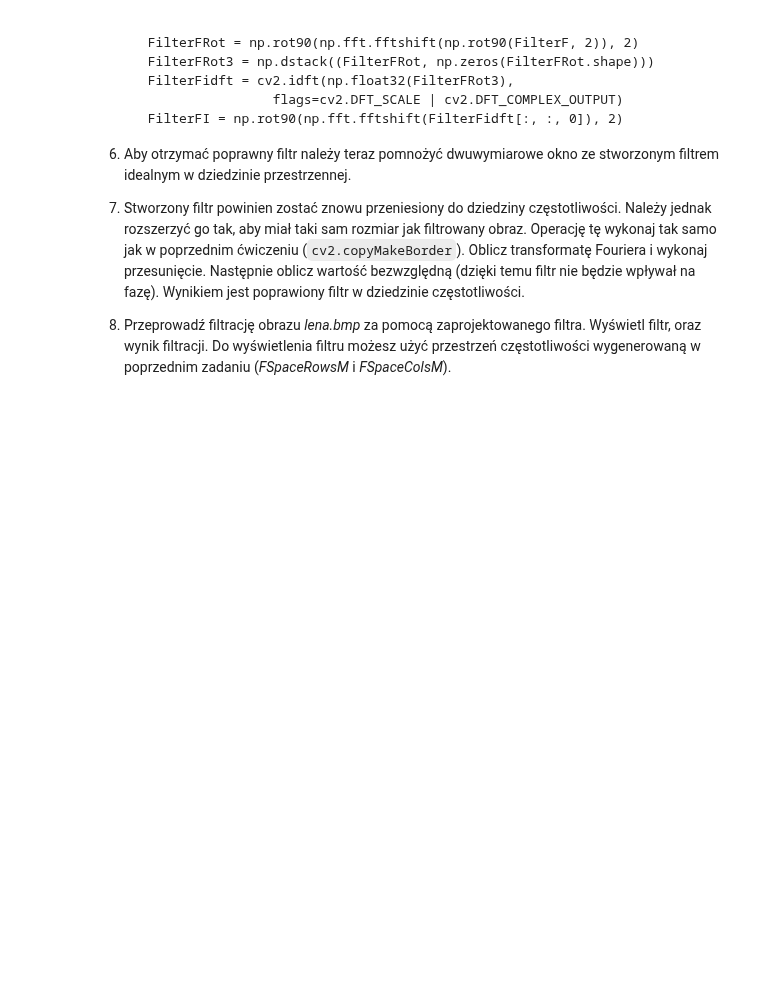
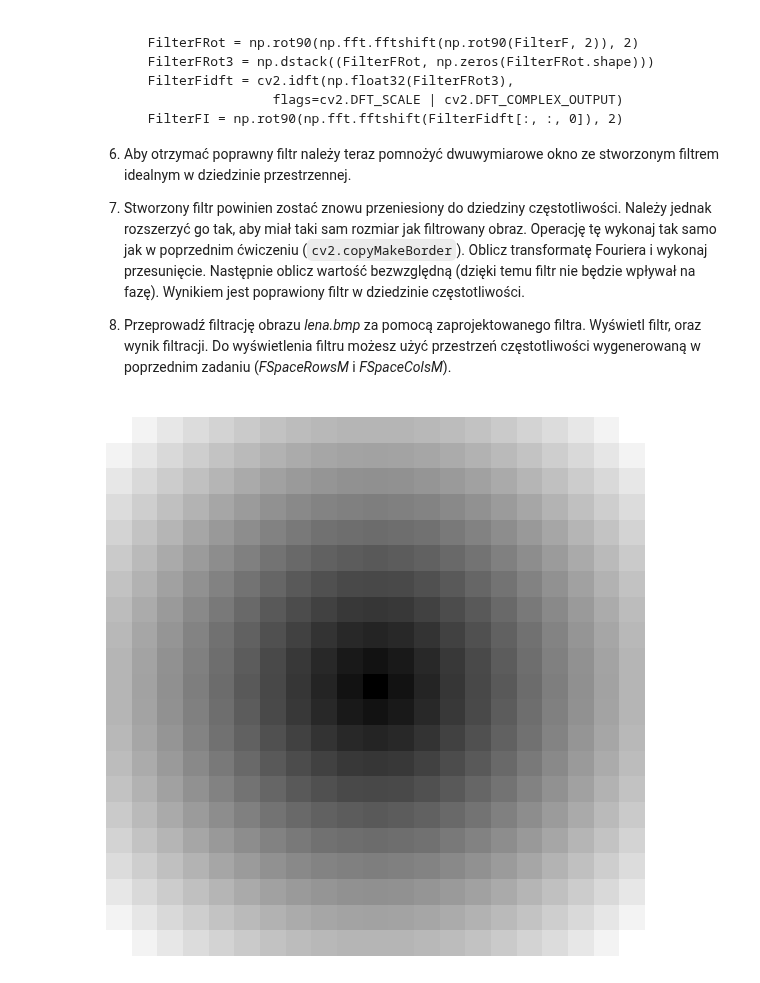
Before and after one commit to sQbanv/Introduction-to-Digital-Image-Processing, a Jupyter notebook: Transformata Fouriera dla obrazów cyfrowych. Filtracja w dziedzinie częstotliwości/08_Fourier_HW.ipynb, the cells around one changed output. Cells and saved outputs as stored; diff of their text form; code cells hidden in the pictures; blank space fills up the shorter version.

```diff
--- a/Transformata Fouriera dla obrazów cyfrowych. Filtracja w dziedzinie częstotliwości/08_Fourier_HW.ipynb
+++ b/Transformata Fouriera dla obrazów cyfrowych. Filtracja w dziedzinie częstotliwości/08_Fourier_HW.ipynb
@@ -51,3 +51,27 @@ for fileName in fileNames:
   if not os.path.exists(fileName):
       r = requests.get(url + fileName, allow_redirects=True)
       open(fileName, 'wb').write(r.content)
+# %%
+def draw_img(img):
+    fig, axs = plt.subplots()
+    fig.set_size_inches(7, 7)
+    axs.axis('off')
+    axs.imshow(img, 'gray')
+# %%
+lena = cv2.imread('lena.bmp', cv2.IMREAD_GRAYSCALE)
+
+SIZE = 21
+
+hamming = np.hamming(SIZE)
+hamming2d = np.outer(hamming, hamming)
+
+FSpaceRows = 2 * np.fft.fftshift(np.fft.fftfreq(SIZE))
+FSpaceRowsM = np.outer(FSpaceRows, np.ones([1, SIZE]))
+FSpaceCols = 2 * np.fft.fftshift(np.fft.fftfreq(SIZE))
+FSpaceColsM = np.outer(np.ones([1, SIZE]), FSpaceCols)
+
+FreqR = np.sqrt(np.square(FSpaceRowsM) + np.square(FSpaceColsM))
+
+draw_img(FreqR)
+# %% [output]
+[figure, added]
```
Also changed, not shown: parts of 7 cells of this notebook.
